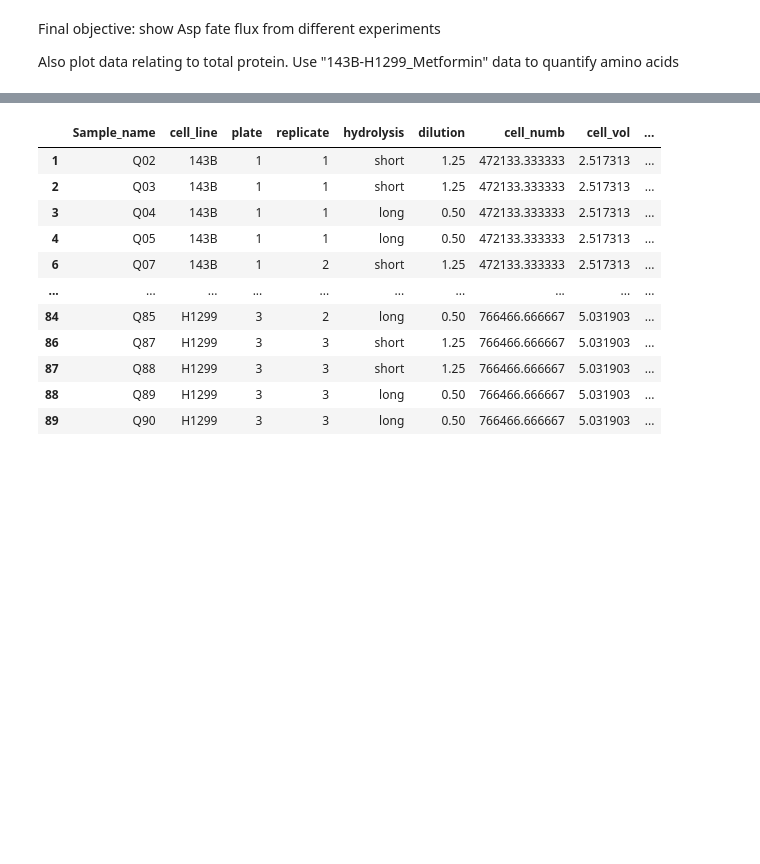
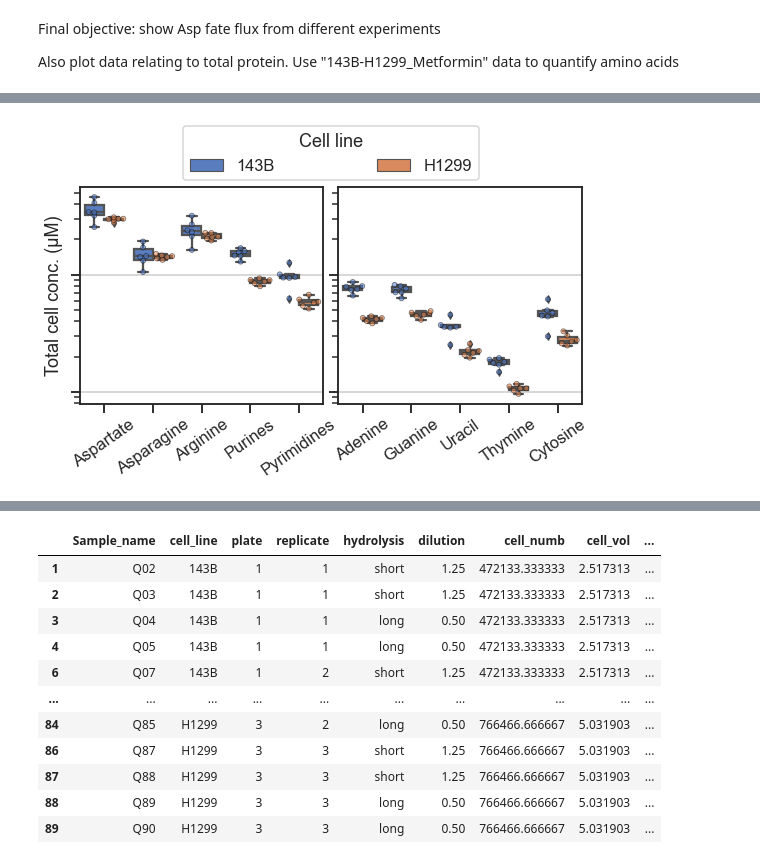
Before and after one commit to krdav/lab-work, a Jupyter notebook: H1299_143B_prot-nucl-quant/acid-hydrolysis/data_processing.ipynb, the cells around one changed output, grey strips where cells are left out. Saved outputs shown, nothing was run; the diff lists cells and outputs as text; code cells hidden in the pictures; blank space fills up the shorter version.

Commit message:
plot

```diff
--- a/H1299_143B_prot-nucl-quant/acid-hydrolysis/data_processing.ipynb
+++ b/H1299_143B_prot-nucl-quant/acid-hydrolysis/data_processing.ipynb
@@ -188,8 +193,7 @@ AA_quant_list = ['Asparagine', 'Aspartate neg', 'Glutamate neg', 'Arginine pos',
 dict_pickle_fnam = 'AA-nucleoside_quant-dict.pickle'
 with open(dict_pickle_fnam, 'rb') as handle:
     piece_wise_fit_AA_nucs = pickle.load(handle)
-# dict_pickle_fnam = 'AA-nucleobase_quant-dict.pickle'
-dict_pickle_fnam = 'AA-nucleoside_quant-dict.pickle' # change to above
+dict_pickle_fnam = 'nucleobase_quant-dict.pickle'
 with open(dict_pickle_fnam, 'rb') as handle:
     piece_wise_fit_nucb = pickle.load(handle)
 # Merge the two quantitation dictionaries:
@@ -287,10 +274,0 @@ metab_dict_mes[metab_names_mes[0]].drop(['Compound', 'Formula', 'Response Ratio'
-# %%
-df = copy.deepcopy(metab_dict_mes[metab_names_mes[0]]).drop(['Compound', 'Formula', 'Response Ratio', 'Area', 'ISTD Response'], axis=1)
-for nam in metab_names_mes:
-    if nam in AA_quant_list:
-        assert(metab_dict_mes[nam]['Sample_name'].equals(df['Sample_name']))
-        df[nam] = metab_dict_mes[nam]['imputed_sample_conc']
-
-mask = df['hydrolysis'] != 'none'
-df = df[mask]
-df_mean = df.groupby(['cell_line', 'plate', 'replicate', 'hydrolysis']).mean().reset_index()
@@ -322,0 +348,7 @@ dtype: float64
+# %%
+# Extract Asp and its fates:
+df_mean_cell_conc_max_asp = df_mean_cell_conc_max.loc[:, ['cell_line', 'plate', 'replicate', 'Aspartate', 'Asparagine', 'Arginine', 'Adenine', 'Guanine', 'Uracil', 'Thymine', 'Cytosine', 'Purines', 'Pyrimidines']]
+# Skip plate 3, with high concentration Asn supplementation.
+# Then flatten for plotting:
+mask = df_mean_cell_conc_max_asp['plate'] != 3
+df_flat = pd.melt(df_mean_cell_conc_max_asp[mask], id_vars=['cell_line', 'plate', 'replicate']).rename(columns={'variable': 'Asp fate', 'value': 'Concentration'})
@@ -322,0 +371,46 @@ dtype: float64
+# %%
+fig = plt.figure(figsize=(9, 5))
+gs = GridSpec(10, 10)
+ax1 = fig.add_subplot(gs[2:10,0:5])
+ax2 = fig.add_subplot(gs[2:10,5:10], sharey=ax1)
+ax3 = fig.add_subplot(gs[1:2, 2:8])
+
+
+inclusion_list = {'Aspartate', 'Asparagine', 'Arginine', 'Purines', 'Pyrimidines'}
+mask = [v in inclusion_list for v in df_flat['Asp fate'].values]
+g1 = sns.boxplot(ax=ax1, y='Concentration', x='Asp fate', hue='cell_line', data=df_flat[mask], dodge=True)
+g1 = sns.swarmplot(ax=ax1, y='Concentration', x='Asp fate', hue='cell_line', data=df_flat[mask], edgecolor='black', linewidth=0.8, alpha=0.5, dodge=True)
+g1.grid(True, axis='y')
+g1.set_yscale('log')
+g1.set_ylabel('Total cell conc. (μM)');
+g1.set_xlabel('');
+g1.legend_.remove()
+g1.set_xticklabels(g1.get_xticklabels(), rotation=35)
+
+
+
+
+inclusion_list = {'Adenine', 'Guanine', 'Uracil', 'Thymine', 'Cytosine'}
+mask = [v in inclusion_list for v in df_flat['Asp fate'].values]
+g2 = sns.boxplot(ax=ax2, y='Concentration', x='Asp fate', hue='cell_line', data=df_flat[mask], dodge=True)
+g2 = sns.swarmplot(ax=ax2, y='Concentration', x='Asp fate', hue='cell_line', data=df_flat[mask], edgecolor='black', linewidth=0.8, alpha=0.5, dodge=True)
+
+g2.grid(True, axis='y')
+g2.set_yscale('log')
+g2.set_ylabel('');
+g2.set_xlabel('');
+g2.set_xticklabels(g2.get_xticklabels(), rotation=35);
+g2.set(yticklabels=[]);
+
+old_legend = g2.legend_
+handles = old_legend.legendHandles
+labels = ['143B', 'H1299']
+title = 'Cell line'
+g2.legend_.remove()
+ax3.legend(handles, labels, title=title, bbox_to_anchor=(0,0.1,1,1), loc="lower left", mode="expand", borderaxespad=0, ncol=2);
+ax3.axis('off')
+
+fig.tight_layout()
+fig.subplots_adjust(wspace=0.4)
+# %% [output]
+[figure, added]
```
Also changed, not shown: parts of 13 cells of this notebook, 4 other files.
